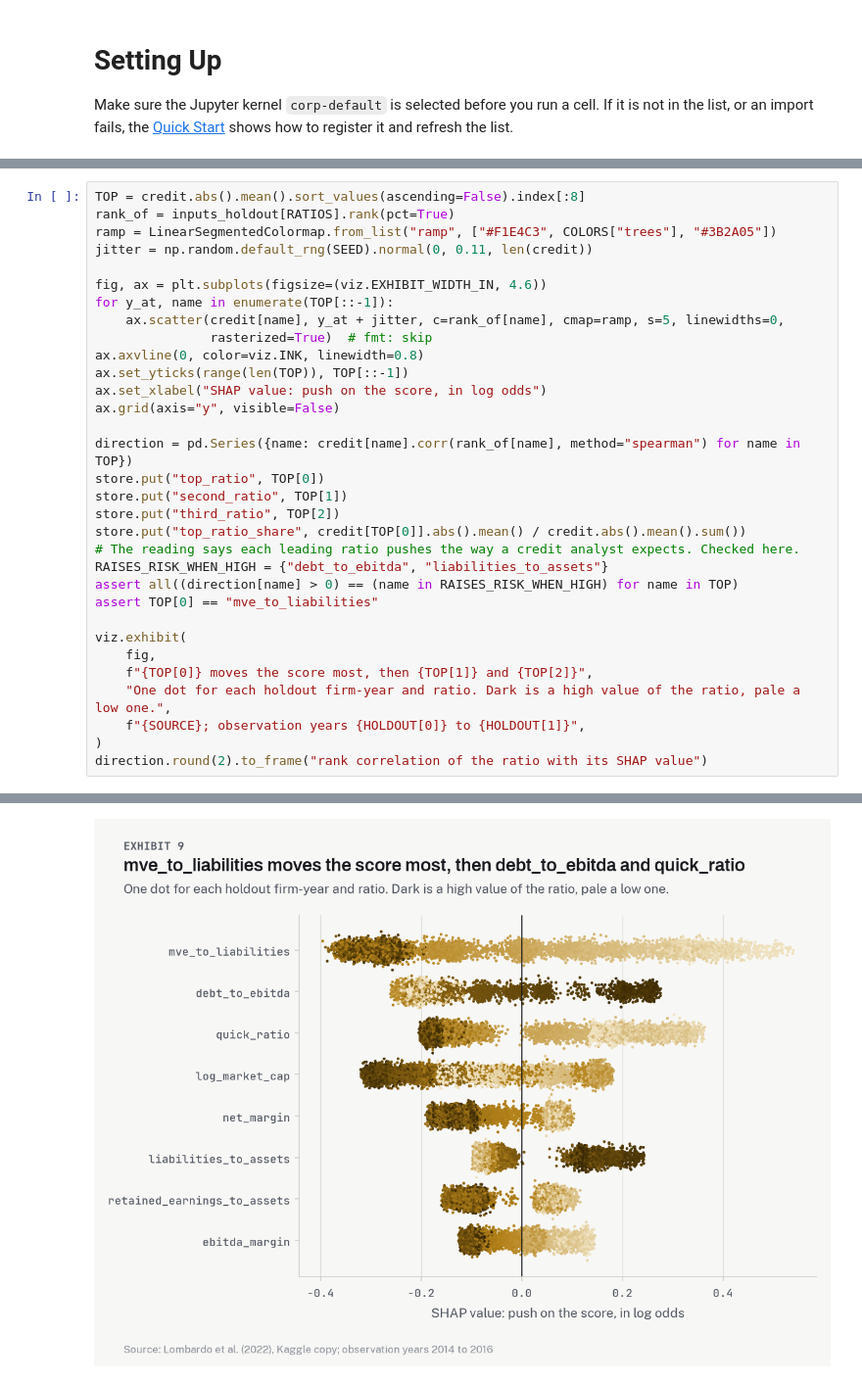
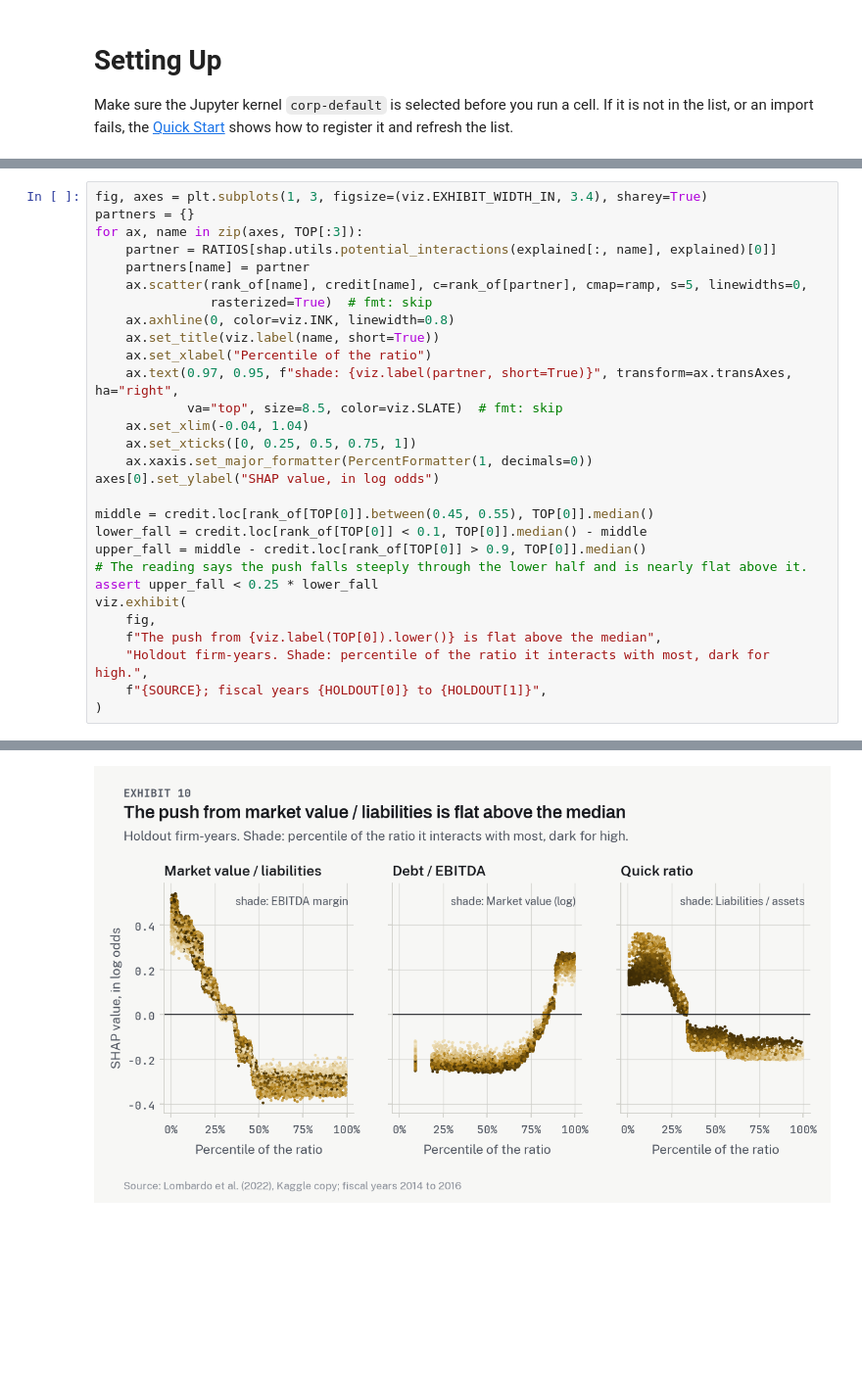
Before and after one commit to lenamonj/corp-default, a Jupyter notebook: notebooks/07_the_verdict.ipynb, the cells around one changed output, grey strips where cells are left out. Shown at 98% size. Drawn from its saved outputs; the diff is of its cells as text; blank space fills up the shorter version.

```diff
--- a/notebooks/07_the_verdict.ipynb
+++ b/notebooks/07_the_verdict.ipynb
@@ -1187,33 +1237,30 @@ Q. Which single ratios matter most, and in which direction?
 # %%
-TOP = credit.abs().mean().sort_values(ascending=False).index[:8]
-rank_of = inputs_holdout[RATIOS].rank(pct=True)
-ramp = LinearSegmentedColormap.from_list("ramp", ["#F1E4C3", COLORS["trees"], "#3B2A05"])
-jitter = np.random.default_rng(SEED).normal(0, 0.11, len(credit))
+fig, axes = plt.subplots(1, 3, figsize=(viz.EXHIBIT_WIDTH_IN, 3.4), sharey=True)
+partners = {}
+for ax, name in zip(axes, TOP[:3]):
+    partner = RATIOS[shap.utils.potential_interactions(explained[:, name], explained)[0]]
+    partners[name] = partner
+    ax.scatter(rank_of[name], credit[name], c=rank_of[partner], cmap=ramp, s=5, linewidths=0,
+               rasterized=True)  # fmt: skip
+    ax.axhline(0, color=viz.INK, linewidth=0.8)
+    ax.set_title(viz.label(name, short=True))
+    ax.set_xlabel("Percentile of the ratio")
+    ax.text(0.97, 0.95, f"shade: {viz.label(partner, short=True)}", transform=ax.transAxes, ha="right",
+            va="top", size=8.5, color=viz.SLATE)  # fmt: skip
+    ax.set_xlim(-0.04, 1.04)
+    ax.set_xticks([0, 0.25, 0.5, 0.75, 1])
+    ax.xaxis.set_major_formatter(PercentFormatter(1, decimals=0))
+axes[0].set_ylabel("SHAP value, in log odds")
 
-fig, ax = plt.subplots(figsize=(viz.EXHIBIT_WIDTH_IN, 4.6))
-for y_at, name in enumerate(TOP[::-1]):
-    ax.scatter(credit[name], y_at + jitter, c=rank_of[name], cmap=ramp, s=5, linewidths=0,
-               rasterized=True)  # fmt: skip
-ax.axvline(0, color=viz.INK, linewidth=0.8)
-ax.set_yticks(range(len(TOP)), TOP[::-1])
-ax.set_xlabel("SHAP value: push on the score, in log odds")
-ax.grid(axis="y", visible=False)
-
-direction = pd.Series({name: credit[name].corr(rank_of[name], method="spearman") for name in TOP})
-store.put("top_ratio", TOP[0])
-store.put("second_ratio", TOP[1])
-store.put("third_ratio", TOP[2])
-store.put("top_ratio_share", credit[TOP[0]].abs().mean() / credit.abs().mean().sum())
-# The reading says each leading ratio pushes the way a credit analyst expects. Checked here.
-RAISES_RISK_WHEN_HIGH = {"debt_to_ebitda", "liabilities_to_assets"}
-assert all((direction[name] > 0) == (name in RAISES_RISK_WHEN_HIGH) for name in TOP)
-assert TOP[0] == "mve_to_liabilities"
-
+middle = credit.loc[rank_of[TOP[0]].between(0.45, 0.55), TOP[0]].median()
+lower_fall = credit.loc[rank_of[TOP[0]] < 0.1, TOP[0]].median() - middle
+upper_fall = middle - credit.loc[rank_of[TOP[0]] > 0.9, TOP[0]].median()
+# The reading says the push falls steeply through the lower half and is nearly flat above it.
+assert upper_fall < 0.25 * lower_fall
 viz.exhibit(
     fig,
-    f"{TOP[0]} moves the score most, then {TOP[1]} and {TOP[2]}",
-    "One dot for each holdout firm-year and ratio. Dark is a high value of the ratio, pale a low one.",
-    f"{SOURCE}; observation years {HOLDOUT[0]} to {HOLDOUT[1]}",
+    f"The push from {viz.label(TOP[0]).lower()} is flat above the median",
+    "Holdout firm-years. Shade: percentile of the ratio it interacts with most, dark for high.",
+    f"{SOURCE}; fiscal years {HOLDOUT[0]} to {HOLDOUT[1]}",
 )
-direction.round(2).to_frame("rank correlation of the ratio with its SHAP value")
 # %% [output]
@@ -1229,2 +1267,2 @@ direction.round(2).to_frame("rank correlation of the ratio with its SHAP value")
-[figure, old version]
+[figure, new version]
 # %% [markdown]
```
Also changed, not shown: parts of 94 cells of this notebook, 36 other files.
